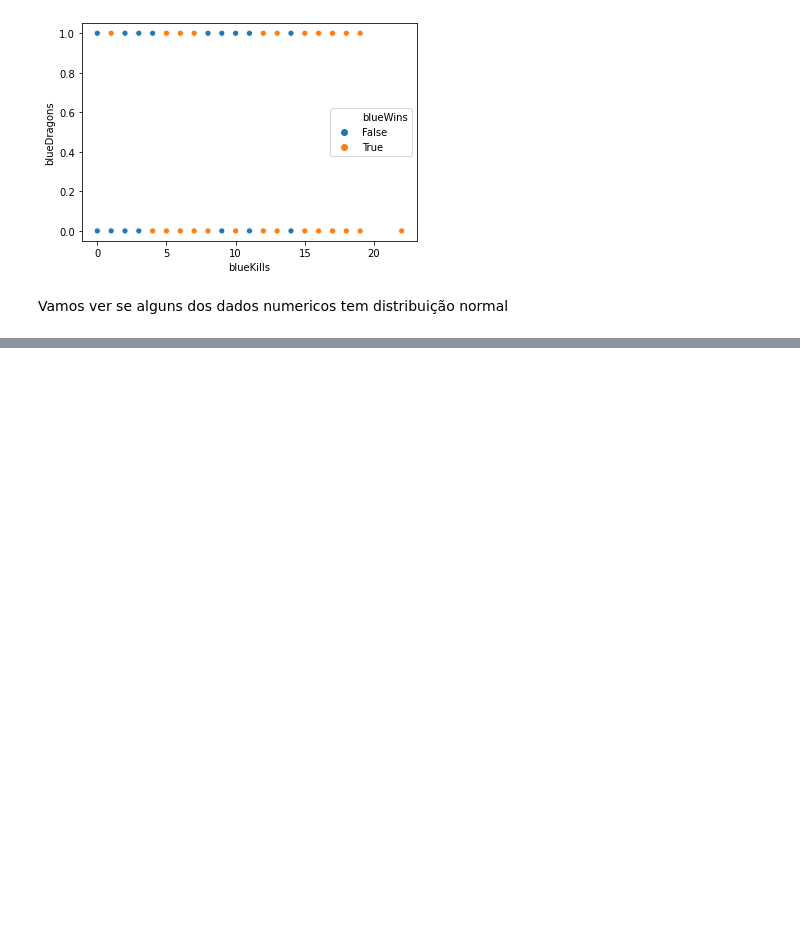
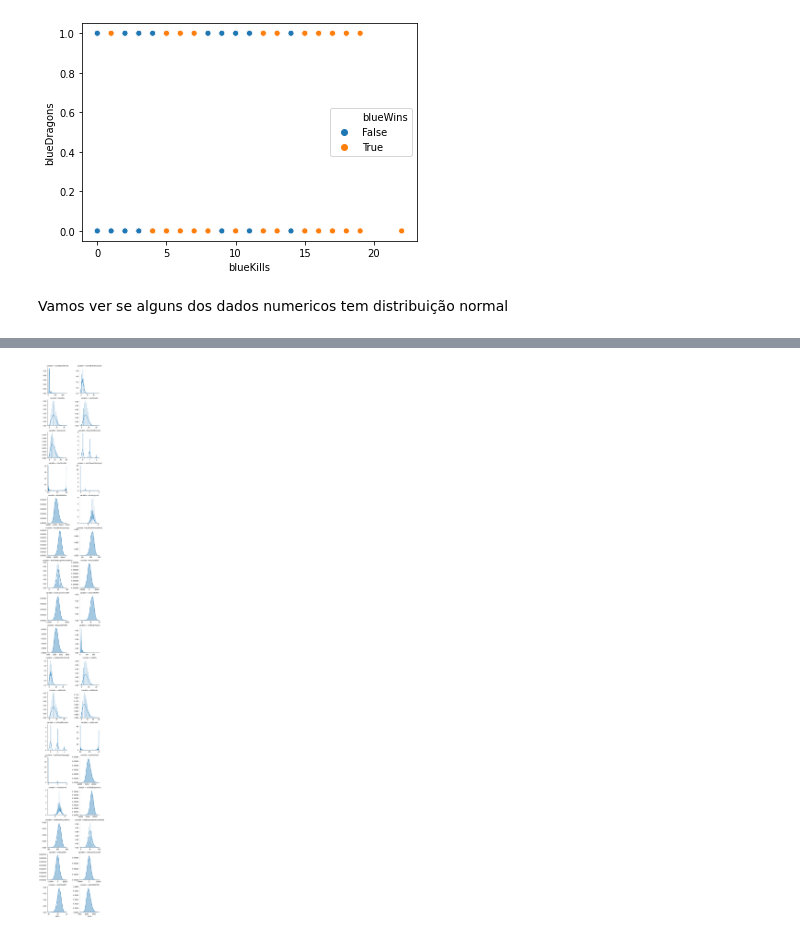
Before and after one commit to nilberthsouza/league-of-legends-analisys, a Jupyter notebook: explorationLeagueofLegendsDS.ipynb, the cells around one changed output, grey strips where cells are left out. Cells and saved outputs as stored; diff of their text form; code cells hidden in the pictures; blank space fills up the shorter version.

```diff
--- a/explorationLeagueofLegendsDS.ipynb
+++ b/explorationLeagueofLegendsDS.ipynb
@@ -20,3 +19,17 @@ df.head()
 | 2 | 4521474530 | 0 | 15 | 0 | 0 | 7 | 11 | ... |
 | 3 | 4524384067 | 0 | 43 | 1 | 0 | 4 | 5 | ... |
 | 4 | 4436033771 | 0 | 75 | 4 | 0 | 6 | 6 | ... |
+# %%
+# vou ter que fitrar entre 1 e 0
+qualitative = [f for f in df.columns if len(df[f].value_counts()) == 2]
+
+quantitative = [f for f in df.columns if df.dtypes[f] != 'object']
+quantitative.remove('blueWins')
+quantitative.remove('gameId')
+
+for i in quantitative:
+  if (i in qualitative):
+    quantitative.remove(i)
+
+print(qualitative)
+print(quantitative)
@@ -119,0 +165,6 @@ dtype: object
+# %%
+f = pd.melt(df, value_vars=quantitative)
+g = sns.FacetGrid(f, col="variable",  col_wrap=2, sharex=False, sharey=False)
+g = g.map(sns.distplot, "value")
+# %% [output]
+[figure, added]
```
Also changed, not shown: parts of 11 cells of this notebook.
